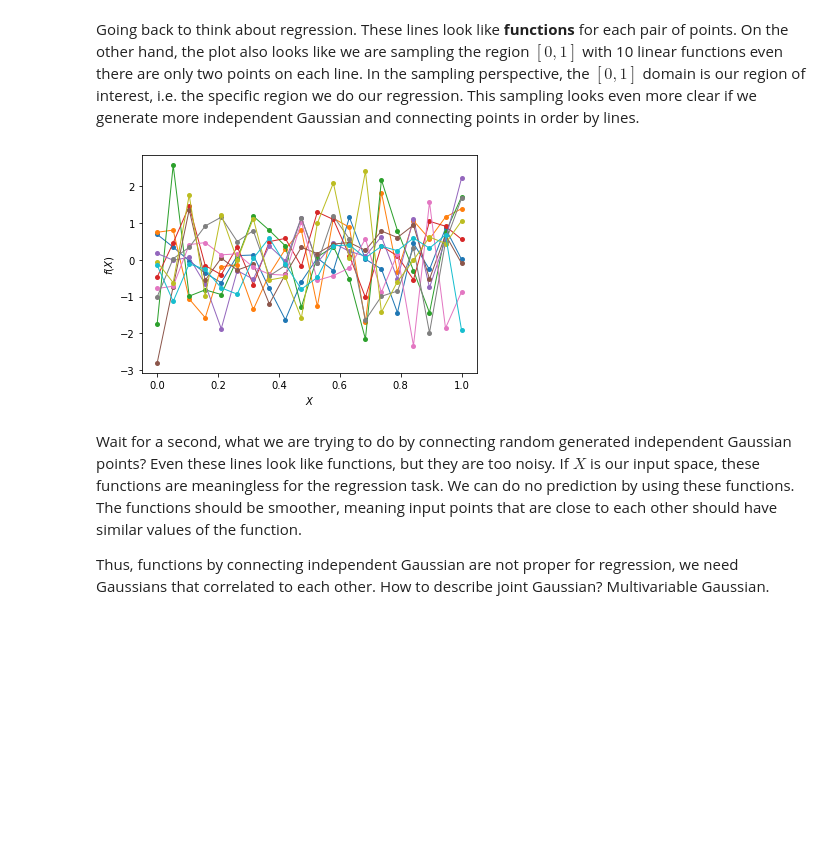
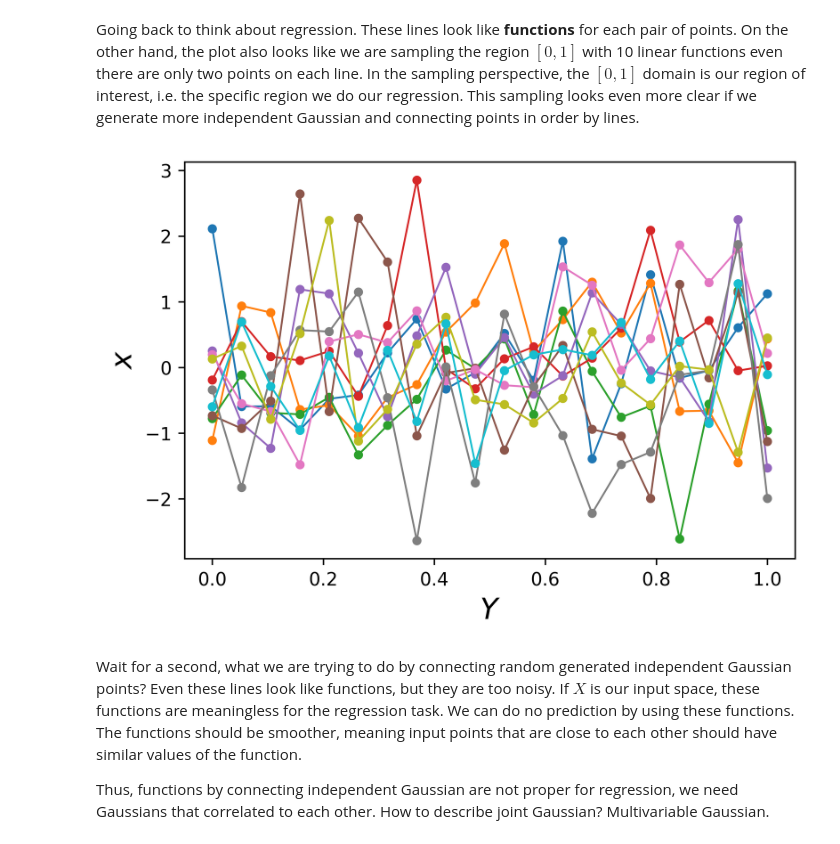
Before and after one commit to jwangjie/Gaussian-Process-Regression-Tutorial, a Jupyter notebook: gpr_tutorial.ipynb, the cells around one changed output. Cells and saved outputs as stored; diff of their text form; code cells hidden in the pictures; blank space fills up the shorter version.

```diff
--- a/gpr_tutorial.ipynb
+++ b/gpr_tutorial.ipynb
@@ -161,17 +170,21 @@ Going back to think about regression. These lines look like **functions** for ea
 # %%
 n = 20
 m = 10
 f_random = np.random.normal(size=(n, m))
 
 Xshow = np.linspace(0, 1, n).reshape(-1,1)   # n number test points in the range of (0, 1)
 
 plt.clf()
 plt.plot(Xshow, f_random, '-o', linewidth=1, markersize=3, markeredgewidth=2)
-plt.xlabel('$X$')
-plt.ylabel('$f(X)$')
-plt.show()
+
+plt.xlabel(r'$Y$', fontsize = 16)
+plt.ylabel(r'$x$', fontsize = 16)
+
+# plt.show()
+# plt.savefig('1d_random.png', bbox_inches='tight', dpi=600)
+plt.savefig('random_x1_x20')
 # %% [output]
-[figure, old version]
+[figure, new version]
 # %% [markdown]
 Wait for a second, what we are trying to do by connecting random generated independent Gaussian points? Even these lines look like functions, but they are too noisy. If $X$ is our input space, these functions are meaningless for the regression task. We can do no prediction by using these functions. The functions should be smoother, meaning input points that are close to each other should have similar values of the function.
 
```
Also changed, not shown: parts of 5 cells of this notebook.
